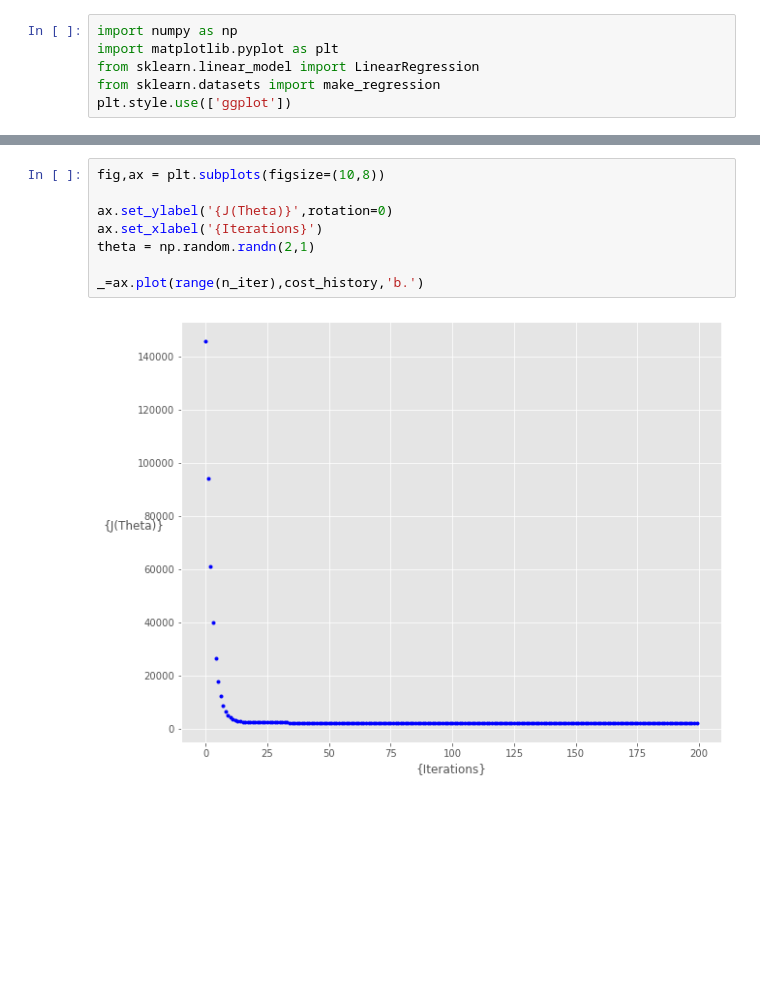
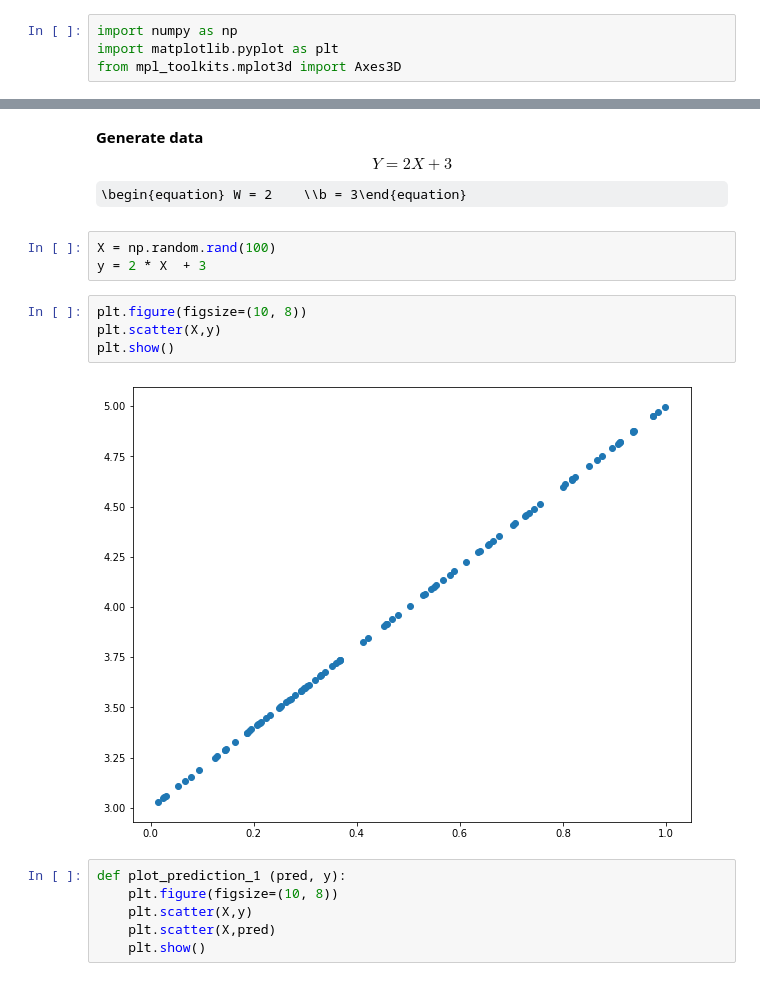
Before and after one commit to ohtack/Gradient_Descent, a Jupyter notebook: Gradient_Descent.ipynb, the cells around one changed output, grey strips where cells are left out. Drawn from its saved outputs; the diff is of its cells as text; some formulas as TeX source; blank space fills up the shorter version.

```diff
--- a/Gradient_Descent.ipynb
+++ b/Gradient_Descent.ipynb
@@ -1,6 +1,4 @@
 # %%
 import numpy as np
 import matplotlib.pyplot as plt
-from sklearn.linear_model import LinearRegression
-from sklearn.datasets import make_regression
-plt.style.use(['ggplot'])
+from mpl_toolkits.mplot3d import Axes3D
@@ -263,10 +5,19 @@ Final cost/MSE:  2053.234
-# %%
-fig,ax = plt.subplots(figsize=(10,8))
-
-ax.set_ylabel('{J(Theta)}',rotation=0)
-ax.set_xlabel('{Iterations}')
-theta = np.random.randn(2,1)
-
-_=ax.plot(range(n_iter),cost_history,'b.')
-# %% [output]
-[figure, removed]
+# %% [markdown]
+<b>Generate data</b>
+\begin{equation} Y = 2X + 3 \end{equation}
+\begin{equation} W = 2    \\b = 3\end{equation}
+# %%
+X = np.random.rand(100)
+y = 2 * X  + 3
+# %%
+plt.figure(figsize=(10, 8))
+plt.scatter(X,y)
+plt.show()
+# %% [output]
+[figure, added]
+# %%
+def plot_prediction_1 (pred, y):
+    plt.figure(figsize=(10, 8))
+    plt.scatter(X,y)
+    plt.scatter(X,pred)
+    plt.show()
```
Also changed, not shown: parts of 28 cells of this notebook.
